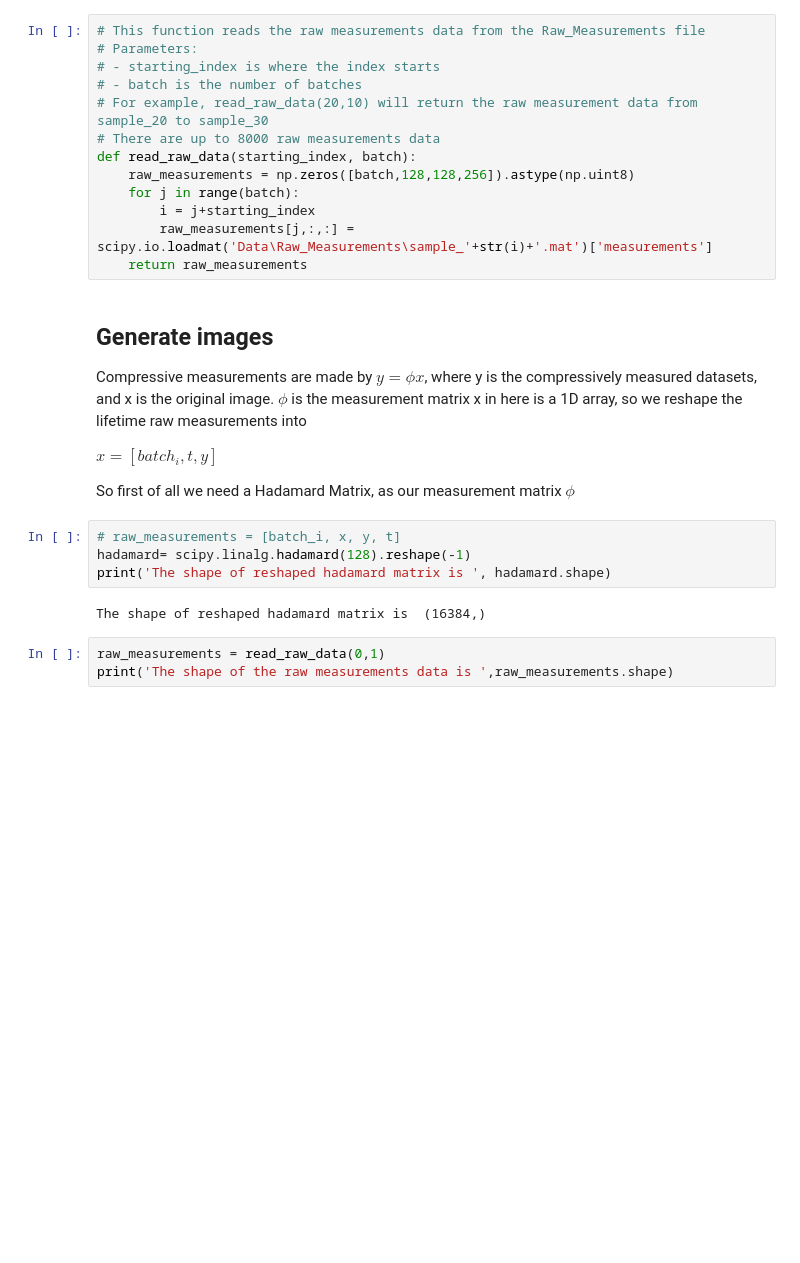
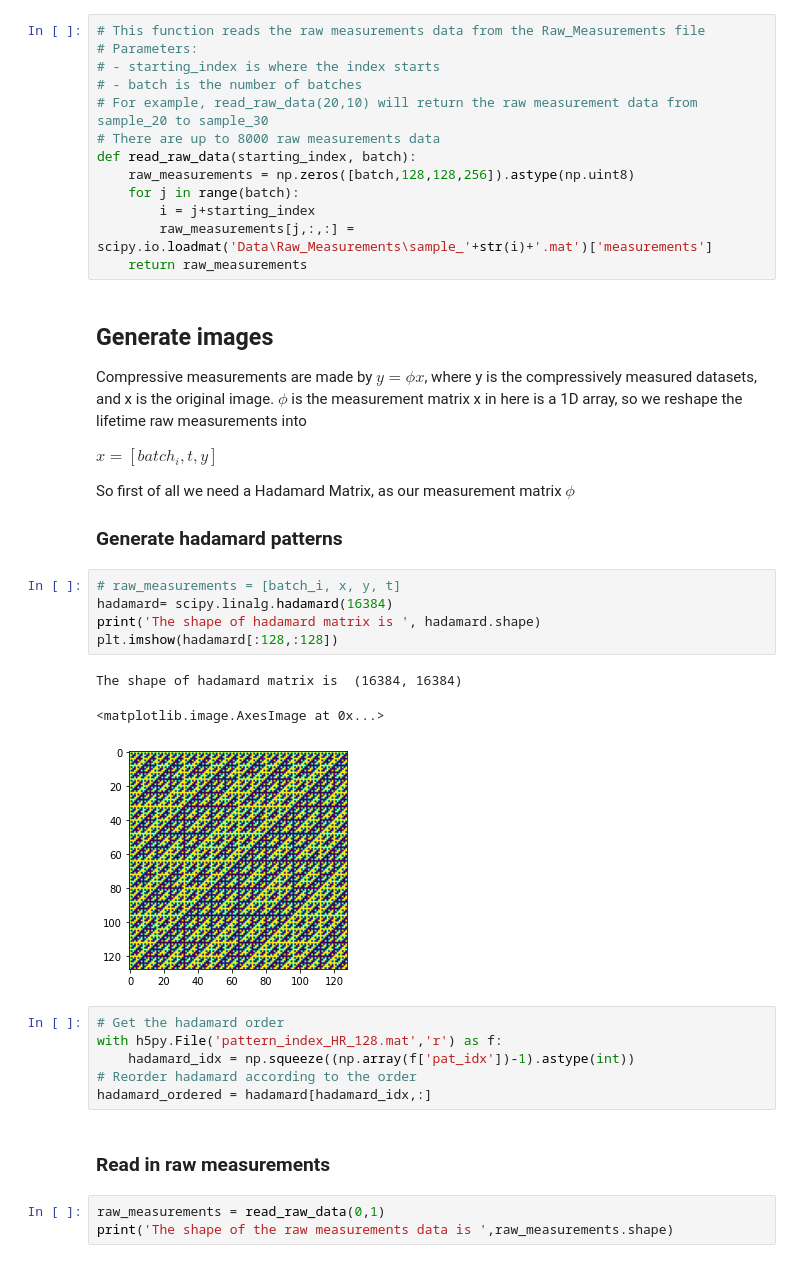
Before and after one commit to Chymaster/NetFLICS-CR-Deep-Learning, a Jupyter notebook: training_data/generate_CS_measurements.ipynb, the cells around one changed output. Cells and saved outputs as stored; diff of their text form; blank space fills up the shorter version.

Commit message:
CS measurements
Deploying CS measurement simulation in computer

```diff
--- a/training_data/generate_CS_measurements.ipynb
+++ b/training_data/generate_CS_measurements.ipynb
@@ -30,12 +32,24 @@ x in here is a 1D array, so we reshape the lifetime raw measurements into
 $x = [batch_i, t, y]$
 
 So first of all we need a Hadamard Matrix, as our measurement matrix $\phi$
+### Generate hadamard patterns
 # %%
 # raw_measurements = [batch_i, x, y, t]
-hadamard= scipy.linalg.hadamard(128).reshape(-1)
-print('The shape of reshaped hadamard matrix is ', hadamard.shape)
+hadamard= scipy.linalg.hadamard(16384)
+print('The shape of hadamard matrix is ', hadamard.shape)
+plt.imshow(hadamard[:128,:128])
 # %% [output]
-The shape of reshaped hadamard matrix is  (16384,)
+The shape of hadamard matrix is  (16384, 16384)
+<matplotlib.image.AxesImage at 0x...>
+[figure, added]
+# %%
+# Get the hadamard order
+with h5py.File('pattern_index_HR_128.mat','r') as f:
+    hadamard_idx = np.squeeze((np.array(f['pat_idx'])-1).astype(int))
+# Reorder hadamard according to the order
+hadamard_ordered = hadamard[hadamard_idx,:]
+# %% [markdown]
+### Read in raw measurements
 # %%
 raw_measurements = read_raw_data(0,1)
 print('The shape of the raw measurements data is ',raw_measurements.shape)
```
Also changed, not shown: parts of 3 cells of this notebook, 1 other file.
